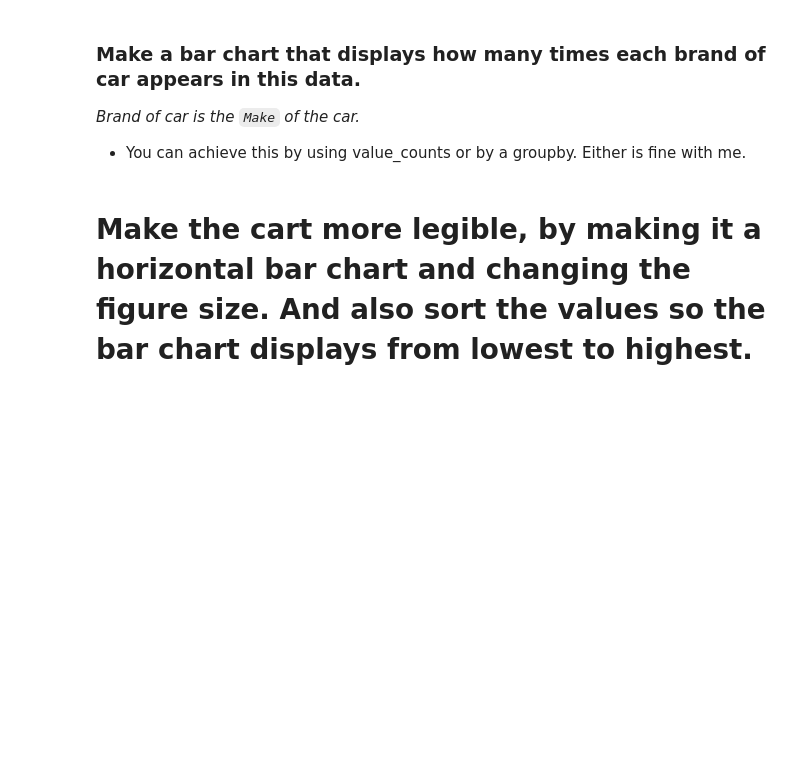
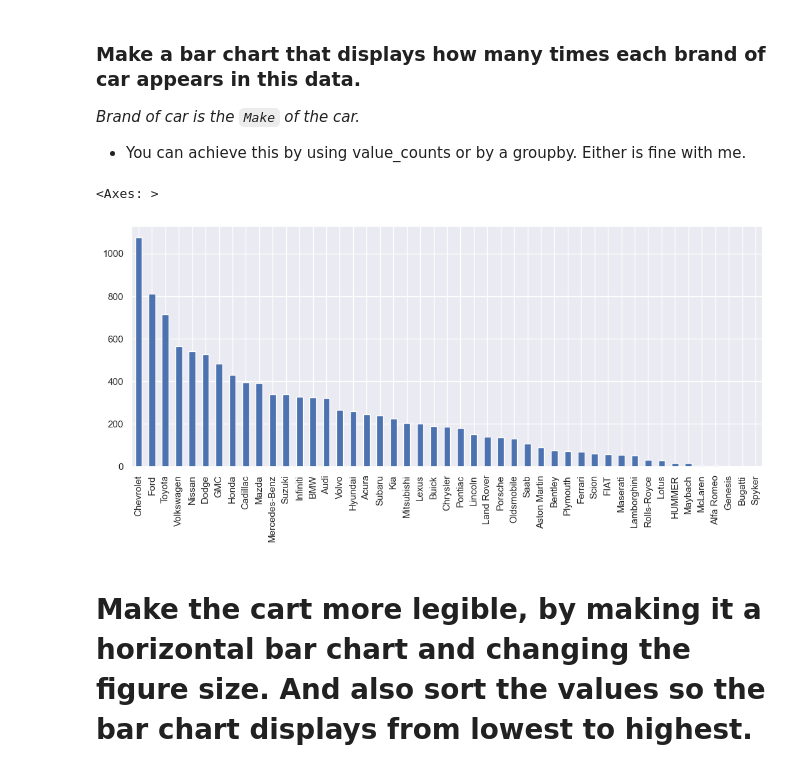
Before and after one commit to syi7190/my-fork-2023-fall-data-science-fridays, a Jupyter notebook: Week-02-Data-Viz-EDA/Exercise-SHY.ipynb, the cells around one changed output. Drawn from its saved outputs; the diff is of its cells as text; code cells hidden in the pictures; blank space fills up the shorter version.

```diff
--- a/Week-02-Data-Viz-EDA/Exercise-SHY.ipynb
+++ b/Week-02-Data-Viz-EDA/Exercise-SHY.ipynb
@@ -114,3 +114,9 @@ _Brand of car is the `Make` of the car._
 * You can achieve this by using value_counts or by a groupby.  Either is fine with me.
 # %%
 # Make a bar chart that displays how many times each brand of car appears in this data.
+carbrands = df['Make'].value_counts()
+carbrands.plot(kind='bar',
+       figsize=(13,5))
+# %% [output]
+<Axes: >
+[figure, added]
```
Also changed, not shown: parts of 4 cells of this notebook.
